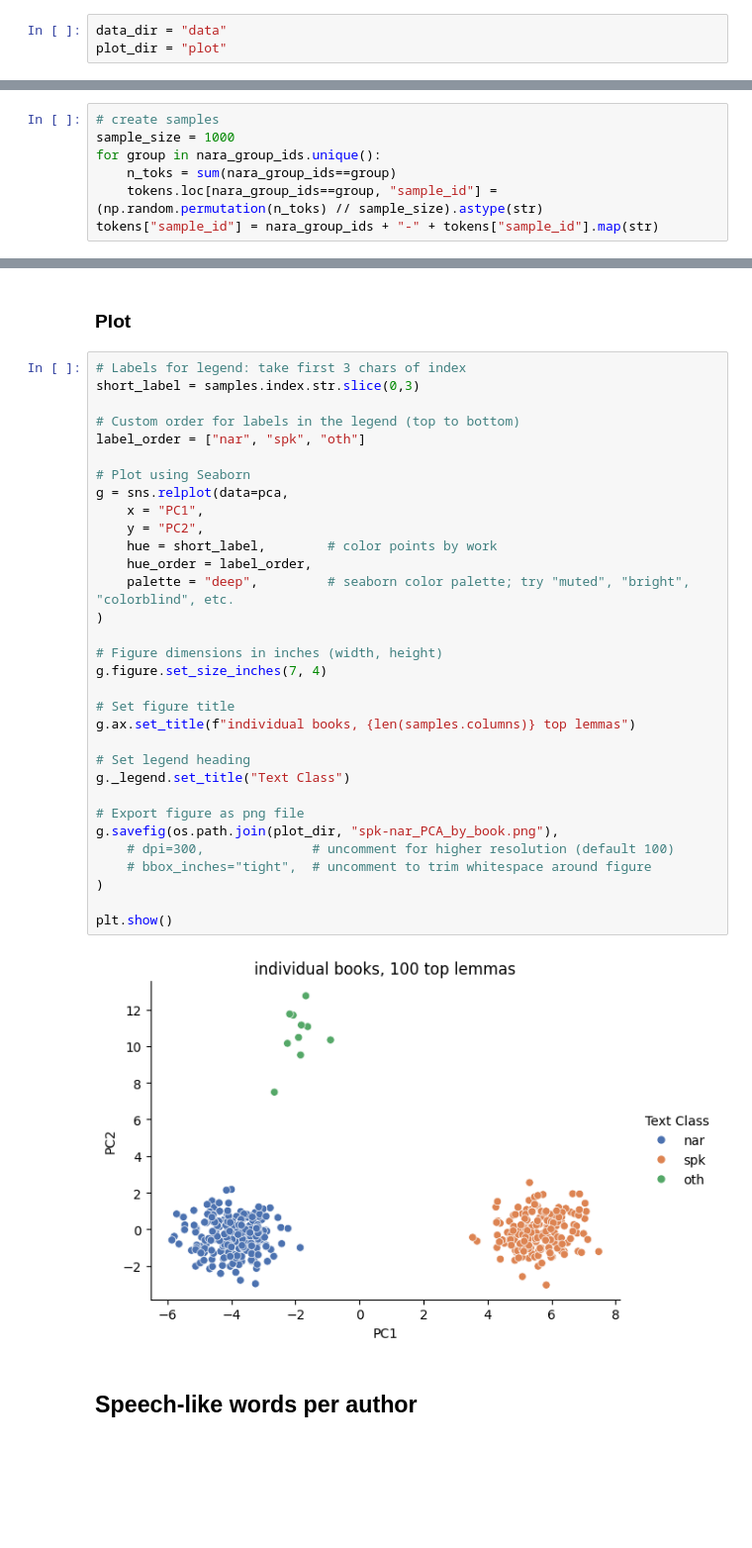
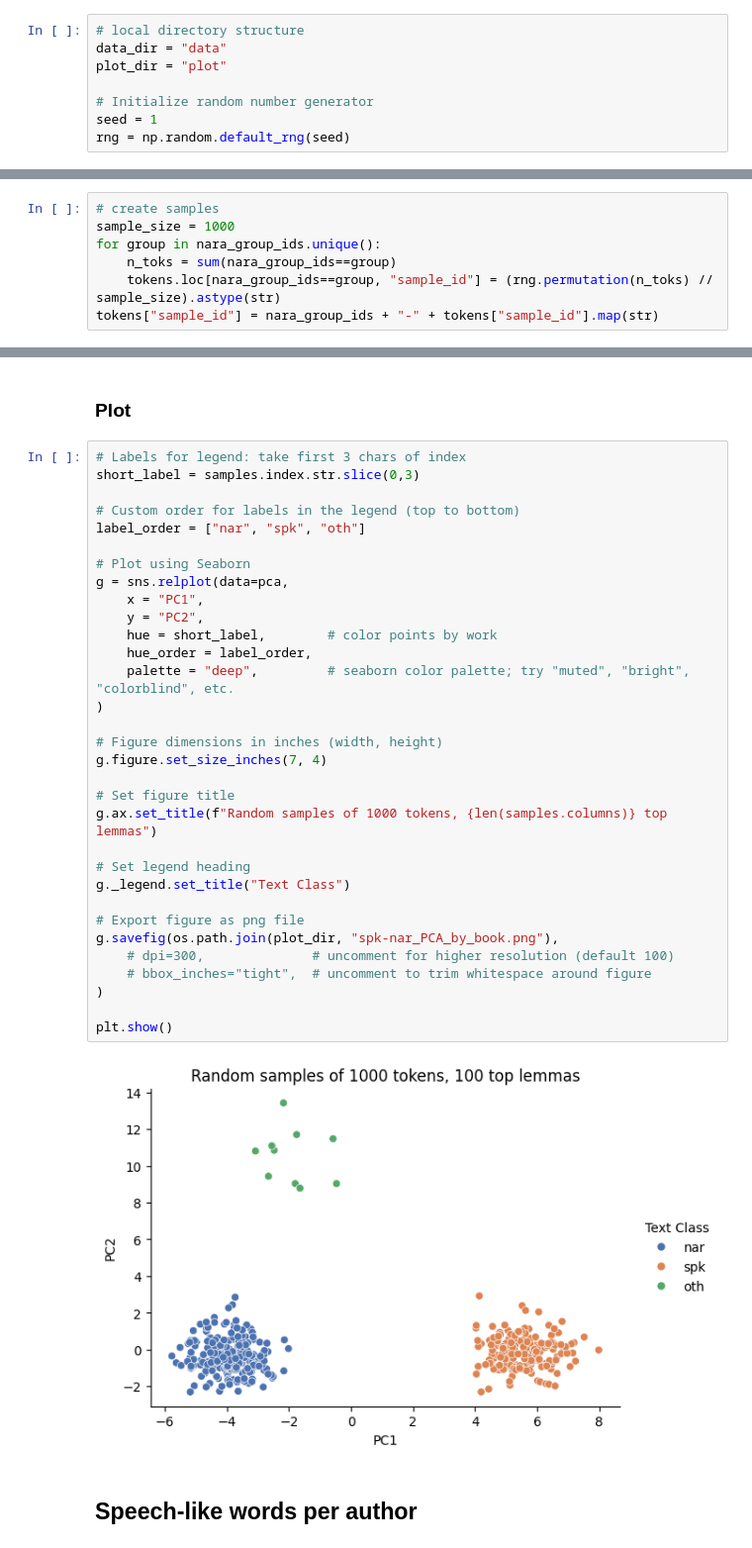
Before and after one commit to cwf2/uva_common, a Jupyter notebook: Figures for Berenice 1 - author and speech signal.ipynb, the cells around one changed output, grey strips where cells are left out. Shown at 99% size. Drawn from its saved outputs; the diff is of its cells as text; blank space fills up the shorter version.

Commit message:
small fixes to Figures 1

```diff
--- a/Figures for Berenice 1 - author and speech signal.ipynb
+++ b/Figures for Berenice 1 - author and speech signal.ipynb
@@ -14,8 +14,13 @@ from scipy.stats import zscore
 # %% [markdown]
 ### Global values
 # %%
+# local directory structure
 data_dir = "data"
 plot_dir = "plot"
+
+# Initialize random number generator
+seed = 1
+rng = np.random.default_rng(seed)
 # %% [markdown]
 ### Load tokens
 # %%
@@ -166,7 +171,7 @@ This part shows the speech/narrative signal by averaging out authorship. We rand
 sample_size = 1000
 for group in nara_group_ids.unique():
     n_toks = sum(nara_group_ids==group)
-    tokens.loc[nara_group_ids==group, "sample_id"] = (np.random.permutation(n_toks) // sample_size).astype(str)
+    tokens.loc[nara_group_ids==group, "sample_id"] = (rng.permutation(n_toks) // sample_size).astype(str)
 tokens["sample_id"] = nara_group_ids + "-" + tokens["sample_id"].map(str)
 # %% [markdown]
 ### Tokens per sample
@@ -219,35 +224,35 @@ pca = pd.DataFrame(model.fit_transform(scaled), columns=["PC1", "PC2", "PC3"])
 short_label = samples.index.str.slice(0,3)
 
 # Custom order for labels in the legend (top to bottom)
 label_order = ["nar", "spk", "oth"]
 
 # Plot using Seaborn
 g = sns.relplot(data=pca,
     x = "PC1",
     y = "PC2",
     hue = short_label,        # color points by work
     hue_order = label_order,
     palette = "deep",         # seaborn color palette; try "muted", "bright", "colorblind", etc.
 )
 
 # Figure dimensions in inches (width, height)
 g.figure.set_size_inches(7, 4)
 
 # Set figure title
-g.ax.set_title(f"individual books, {len(samples.columns)} top lemmas")
+g.ax.set_title(f"Random samples of 1000 tokens, {len(samples.columns)} top lemmas")
 
 # Set legend heading
 g._legend.set_title("Text Class")
 
 # Export figure as png file
 g.savefig(os.path.join(plot_dir, "spk-nar_PCA_by_book.png"),
     # dpi=300,              # uncomment for higher resolution (default 100)
     # bbox_inches="tight",  # uncomment to trim whitespace around figure
 )
 
 plt.show()
 # %% [output]
-[figure, old version]
+[figure, new version]
 # %% [markdown]
 ## Speech-like words per author
 # %%
```
Also changed, not shown: parts of 4 cells of this notebook.
